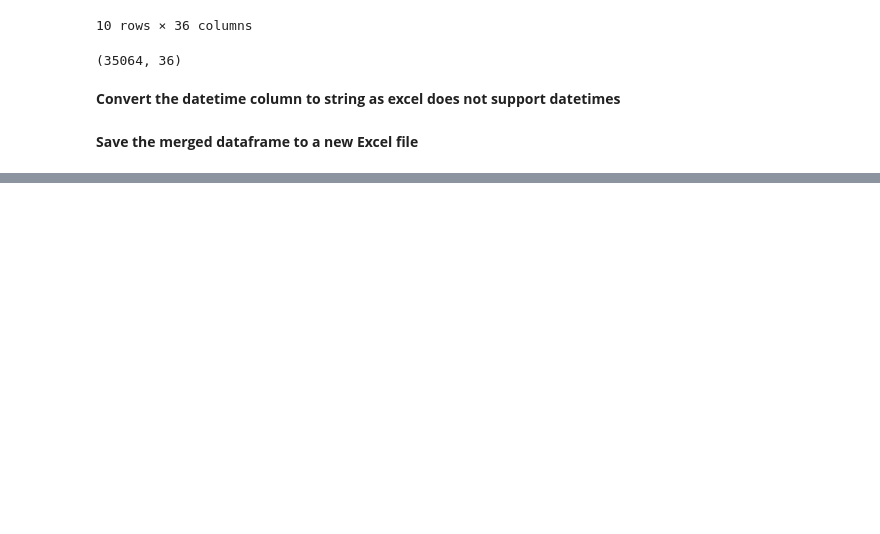
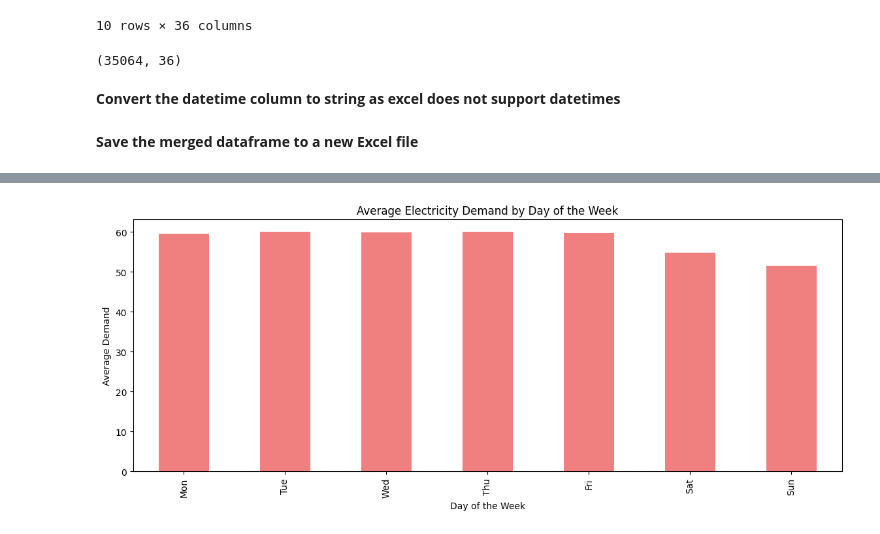
Before and after one commit to BrightonAnthony/Electricity-Demand-and-Price-Forecasting, a Jupyter notebook: Brighton/Electricity_Demand_Forecasting.ipynb, the cells around one changed output, grey strips where cells are left out. Cells and saved outputs as stored; diff of their text form; code cells hidden in the pictures; blank space fills up the shorter version.

```diff
--- a/Brighton/Electricity_Demand_Forecasting.ipynb
+++ b/Brighton/Electricity_Demand_Forecasting.ipynb
@@ -193,0 +331,12 @@ merged_df.to_excel(output_path, index=False)
+# %%
+#Average electricity demand by day of the week
+plt.figure(figsize=(14, 5))
+avg_demand_by_day = merged_df.groupby('day_of_week')['price actual'].mean()
+avg_demand_by_day.plot(kind='bar', color='lightcoral')
+plt.title('Average Electricity Demand by Day of the Week')
+plt.xlabel('Day of the Week')
+plt.ylabel('Average Demand')
+plt.xticks(ticks=range(7), labels=['Mon', 'Tue', 'Wed', 'Thu', 'Fri', 'Sat', 'Sun'])
+plt.show()
+# %% [output]
+[figure, added]
```
Also changed, not shown: parts of 27 cells of this notebook, 2 other files.
